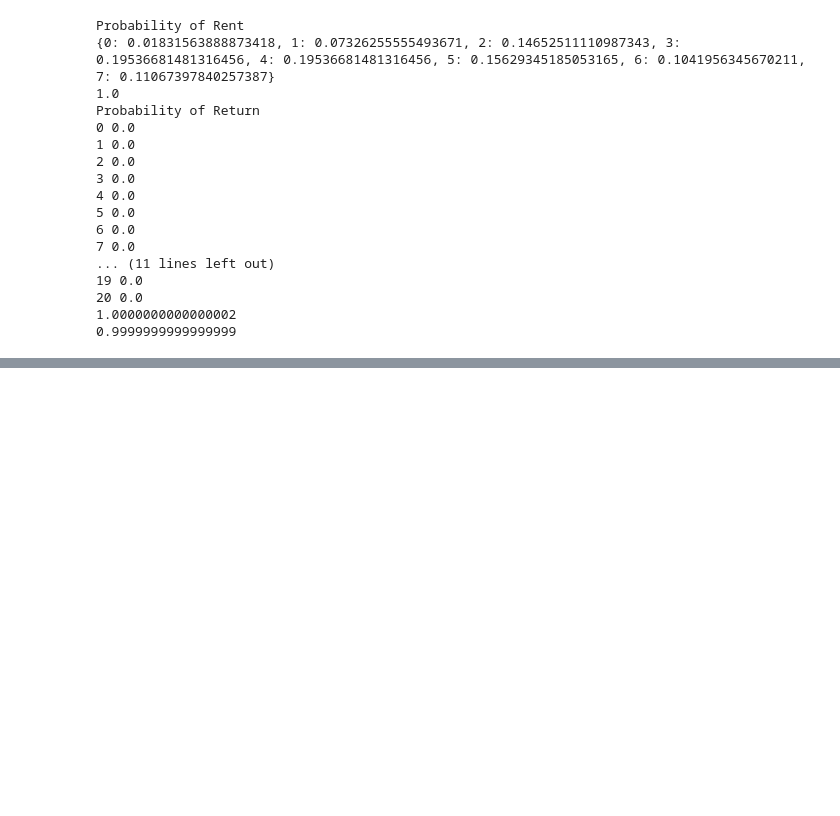
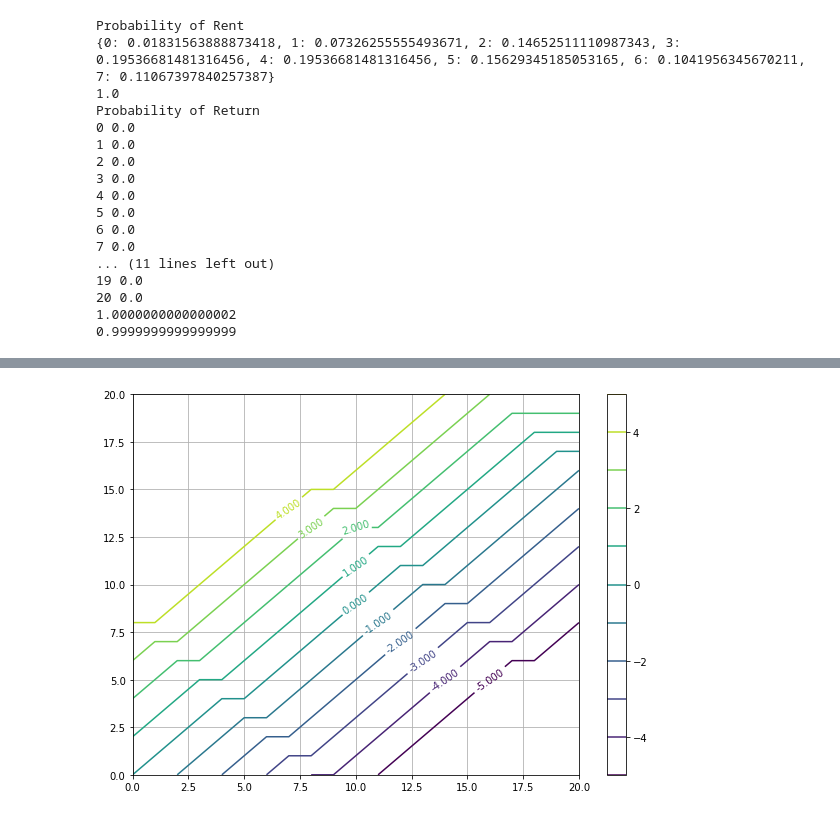
Before and after one commit to chandrusuresh/ReinforcementLearning, a Jupyter notebook: Policy_Iteration.ipynb, the cells around one changed output, grey strips where cells are left out. Saved outputs shown, nothing was run; the diff lists cells and outputs as text; code cells hidden in the pictures; blank space fills up the shorter version.

```diff
--- a/Policy_Iteration.ipynb
+++ b/Policy_Iteration.ipynb
@@ -178,7 +204,7 @@ print(np.max(np.abs(new_pi- pi)))
 ## Test
 # %%
 cars_init = [7,7]
-p_rent = prob_rent(cars_init[1],rent[1])
+p_rent,reward_tbl_2_test = prob_rent(cars_init[1],rent[1])
 p_retn = prob_retn(cars_init[1],p_rent,retn[1])
 print("Probability of Rent")
 print(p_rent)
@@ -250,0 +265,37 @@ print(pi[:,3,5])
+# %%
+action_values = np.zeros((pi.shape[1],pi.shape[2]))
+fig,ax = plt.subplots(1,1,figsize=(10,7))
+for i in range(pi.shape[1]):
+  for j in range(pi.shape[2]):
+    ind = np.where(pi[:,i,j] == 1)[0]
+    action_values[i,j] = ind[0]-5
+
+# for a in range(4,7):#len(actions)):
+#   pt = []
+#   for j in range(pi.shape[2]):
+#     for i in range(pi.shape[1]):
+#       if pi[a,i,j] > 0:
+#         if pt != []:
+#           ax.plot([pt[0],i],[pt[1],j],'.')
+#         pt = [i,j]
+#         # print(pt)
+
+#     # ax.plot([i,i-action_values[i,j]],[j,j+action_values[i,j]],'k')
+# plt.show()
+
+
+x = list(range(max_cars+1))
+y = list(range(max_cars+1))
+X,Y = np.meshgrid(x,y)
+
+# fig,ax = plt.subplots(1,1,figsize=(10,7))
+cp = ax.contour(X, Y, action_values,levels=actions)
+ax.clabel(cp, inline=True, fontsize=10)
+# ax.set_title('Contour Plot')
+# ax.set_xlabel('x (cm)')
+# ax.set_ylabel('y (cm)')
+ax.grid(True)
+plt.colorbar(cp)
+plt.show()
+# %% [output]
+[figure, added]
```
Also changed, not shown: parts of 10 cells of this notebook.
